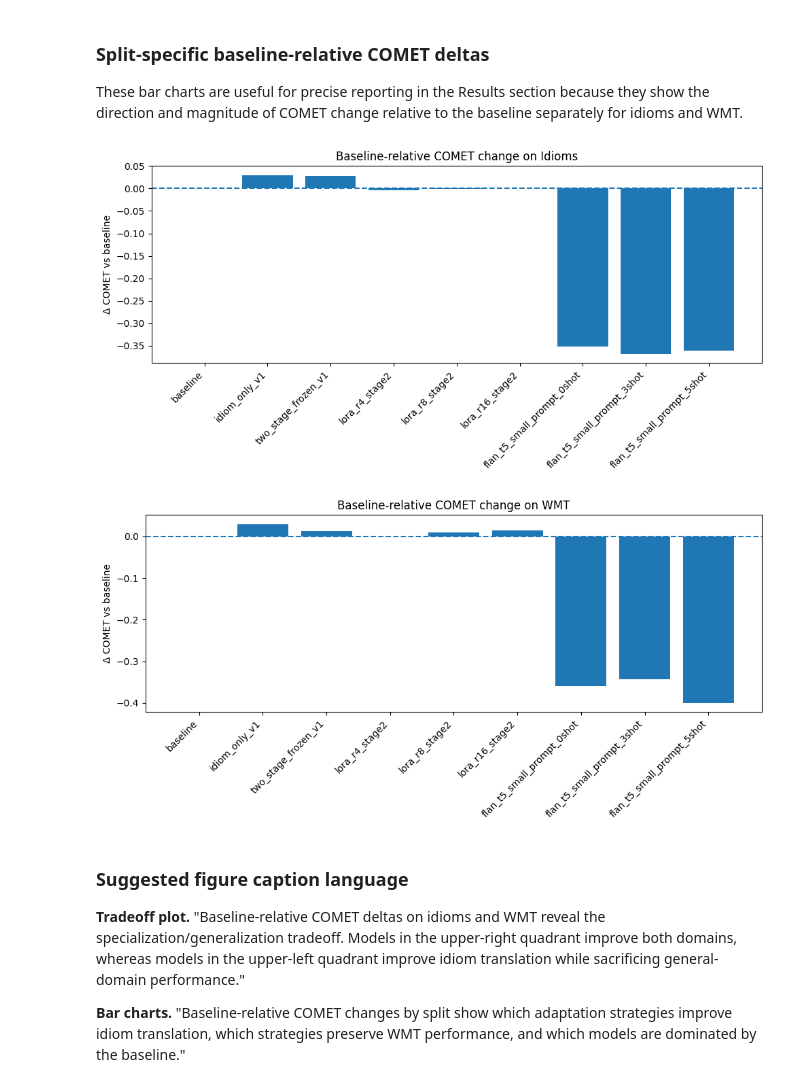
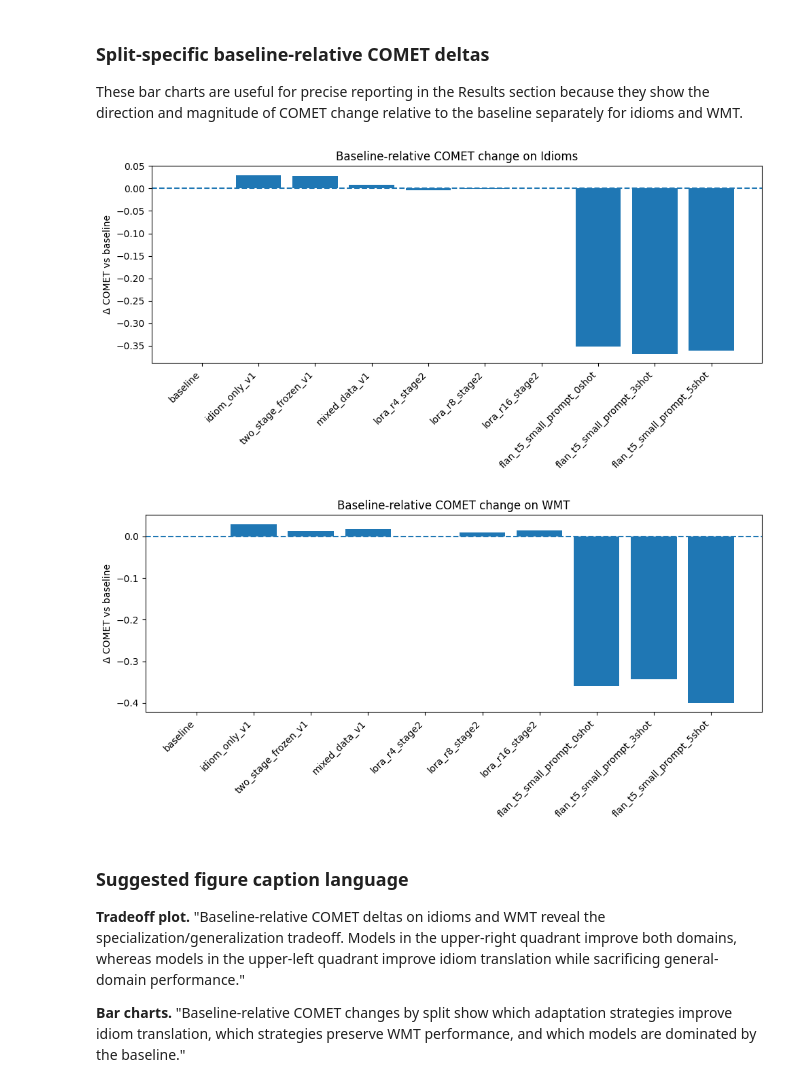
Before and after one commit to auntiepersilla/Idiom_Aware_MT_Finetuning_EN-DE, a Jupyter notebook: notebooks/11_analysis_comet_pipeline.ipynb, the cells around one changed output. Drawn from its saved outputs; the diff is of its cells as text; code cells hidden in the pictures.

```diff
--- a/notebooks/11_analysis_comet_pipeline.ipynb
+++ b/notebooks/11_analysis_comet_pipeline.ipynb
@@ -390,35 +576,36 @@ import matplotlib.pyplot as plt
 plot_order = [
     'baseline',
     'idiom_only_v1',
     'two_stage_frozen_v1',
+    'mixed_data_v1',
     'lora_r4_stage2',
     'lora_r8_stage2',
     'lora_r16_stage2',
     'flan_t5_small_prompt_0shot',
     'flan_t5_small_prompt_3shot',
     'flan_t5_small_prompt_5shot',
 ]
 
 for split_name, title_suffix in [('idioms_test', 'Idioms'), ('wmt_test', 'WMT')]:
     subset = delta_table[delta_table['split'] == split_name].copy()
     subset['order'] = subset['model_label'].map({m: i for i, m in enumerate(plot_order)})
     subset = subset.sort_values('order').reset_index(drop=True)
 
     fig, ax = plt.subplots(figsize=(10, 5))
     ax.bar(subset['model_label'], subset['delta_comet_vs_baseline'])
 
     ax.axhline(0, linestyle='--')
 
     ax.set_ylabel('Δ COMET vs baseline')
     ax.set_xlabel('')
     ax.set_title(f'Baseline-relative COMET change on {title_suffix}')
     plt.xticks(rotation=45, ha='right')
 
     plt.tight_layout()
     plt.show()
 # %% [output]
-[figure, old version]
+[figure, new version]
-[figure, old version]
+[figure, new version]
 # %% [markdown]
 ### Suggested figure caption language
 
```
Also changed, not shown: parts of 33 cells of this notebook.
